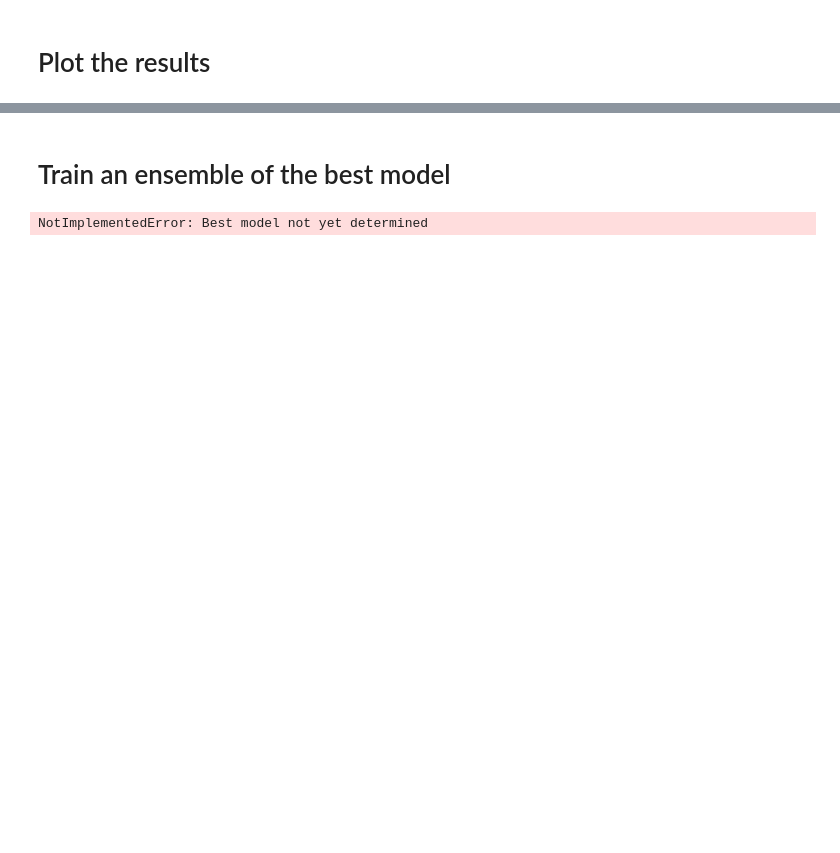
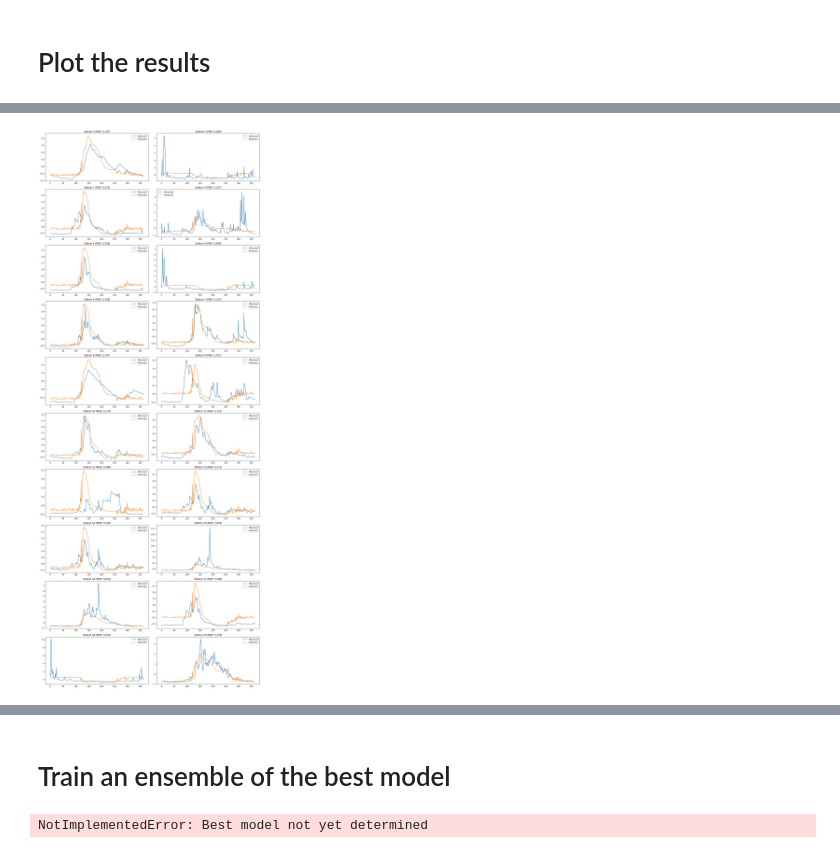
Before and after one commit to TWilson05/EOSC-410-Final-Project, a Jupyter notebook: CNN-LSTM.ipynb, the cells around one changed output, grey strips where cells are left out. Cells and saved outputs as stored; diff of their text form; code cells hidden in the pictures; blank space fills up the shorter version.

```diff
--- a/CNN-LSTM.ipynb
+++ b/CNN-LSTM.ipynb
@@ -71,8 +71,8 @@ streamflow_data = (streamflow_data - streamflow_data.iloc[:train_idx].mean()) /
 streamflow_data = streamflow_data.to_numpy()
 # %%
 # define the time window
-n_groups = 52
-group_size = 7
+n_groups = 60
+group_size = 1
 time_window = n_groups * group_size
 n_channels = 4
 grid_shape = rainfall_data.shape[1:]
@@ -80,10 +80,11 @@ n_stations = streamflow_data.shape[1]
 
 combine_multiple_groups = False
 if combine_multiple_groups:
-    n_groups = 28
     pts_per_group = 7
     group_sizes = [1,7,14,30]
+    n_groups = len(group_sizes) * pts_per_group
     time_window = np.sum(group_sizes) * pts_per_group
+    start_idxs = np.cumsum([0] + [pts_per_group * size for size in group_sizes])
 
 # create the training, validation, and test sets
 x_intermediate = np.empty(np.shape(rainfall_data) + (n_channels,), dtype='single')
@@ -92,19 +93,31 @@ for i, data in enumerate([rainfall_data, snowfall_data, max_temp_data, min_temp_
 
 def gen_train():
     for i in range(n_train - time_window):
-        xx = tf.convert_to_tensor(x_intermediate[i:i+time_window].reshape(n_groups, *grid_shape, n_channels, group_size).mean(axis=-1))
+        if combine_multiple_groups:
+            xsizes = [x_intermediate[i+start_idxs[j]:i+start_idxs[j+1]].reshape(n_groups, *grid_shape, n_channels, group_sizes[j]).mean(axis=-1) for j in range(len(group_sizes))]
+            xx = np.concatenate(xsizes, axis=0)
+        else:
+            xx = tf.convert_to_tensor(x_intermediate[i:i+time_window].reshape(n_groups, *grid_shape, n_channels, group_size).mean(axis=-1))
         yy = streamflow_data[time_window + i,:]
         yield (xx, yy)
 
 def gen_val():
     for i in range(n_val):
-        xx = tf.convert_to_tensor(x_intermediate[i+n_train-time_window:i+n_train].reshape(n_groups, *grid_shape, n_channels, group_size).mean(axis=-1))
+        if combine_multiple_groups:
+            xsizes = [x_intermediate[i+n_train-time_window+start_idxs[j]:i+n_train+start_idxs[j+1]].reshape(n_groups, *grid_shape, n_channels, group_sizes[j]).mean(axis=-1) for j in range(len(group_sizes))]
+            xx = np.concatenate(xsizes, axis=0)
+        else:
+            xx = tf.convert_to_tensor(x_intermediate[i+n_train-time_window:i+n_train].reshape(n_groups, *grid_shape, n_channels, group_size).mean(axis=-1))
         yy = streamflow_data[val_idx + i,:]
         yield (xx, yy)
 
 def gen_test():
     for i in range(n_test):
-        xx = tf.convert_to_tensor(x_intermediate[i+val_idx-time_window:i+val_idx].reshape(n_groups, *grid_shape, n_channels, group_size).mean(axis=-1))
+        if combine_multiple_groups:
+            xsizes = [x_intermediate[i+val_idx-time_window-start_idxs[j]:i+val_idx+start_idxs[j+1]].reshape(n_groups, *grid_shape, n_channels, group_sizes[j]).mean(axis=-1) for j in range(len(group_sizes))]
+            xx = np.concatenate(xsizes, axis=0)
+        else:
+            xx = tf.convert_to_tensor(x_intermediate[i+val_idx-time_window:i+val_idx].reshape(n_groups, *grid_shape, n_channels, group_size).mean(axis=-1))
         yy = streamflow_data[val_idx + i,:]
         yield (xx, yy)
 # %% [markdown]
@@ -213,8 +236,9 @@ Epoch 2/40
 # plot the model predictions for the first 20 stations using subplots
 n_plot = 20
 
+n_groups = 52
 group_size = 7
-n_groups = 26
+time_window = n_groups * group_size
 n_channels = 4
 
 val_dataset = tf.data.Dataset.from_generator(
@@ -228,7 +252,7 @@ model = tf.keras.models.load_model(f"models/test_model_group_{group_size}x{n_gro
 predictions = model.predict(val_dataset)
 y_true = np.empty((n_val, n_stations))
 for i, (_, y) in enumerate(gen_val()):
-    y_true[i] = y.numpy()
+    y_true[i] = y
 
 fig, axs = plt.subplots(n_plot // 2, 2, figsize=(16, n_plot * 2))
 for i in range(n_plot):
@@ -241,3 +265,4 @@ for i in range(n_plot):
     ax.legend()
 plt.tight_layout()
 plt.show()
+# %% [output]
@@ -243,0 +270 @@ plt.show()
+[figure, added]
```
Also changed, not shown: parts of 4 cells of this notebook.
